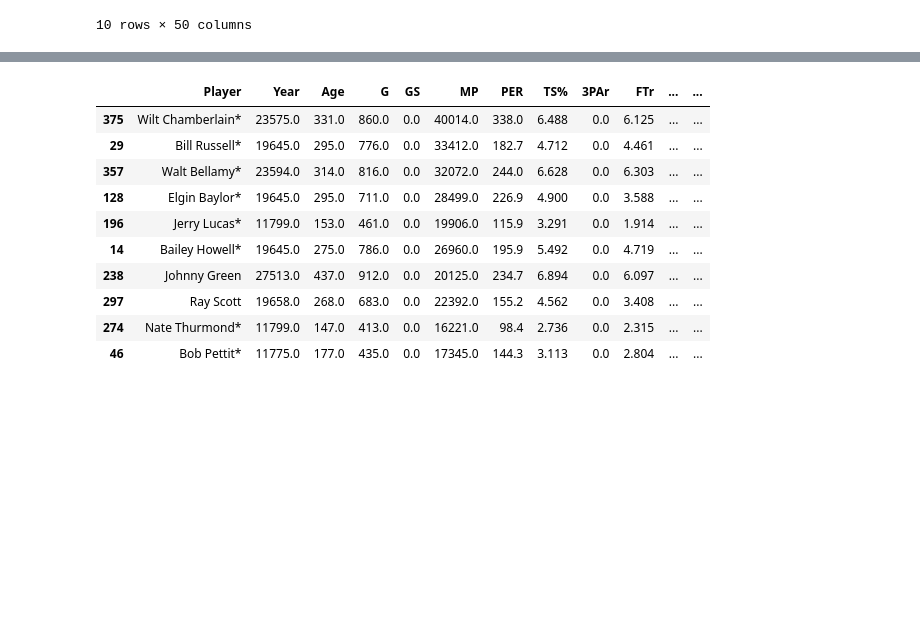
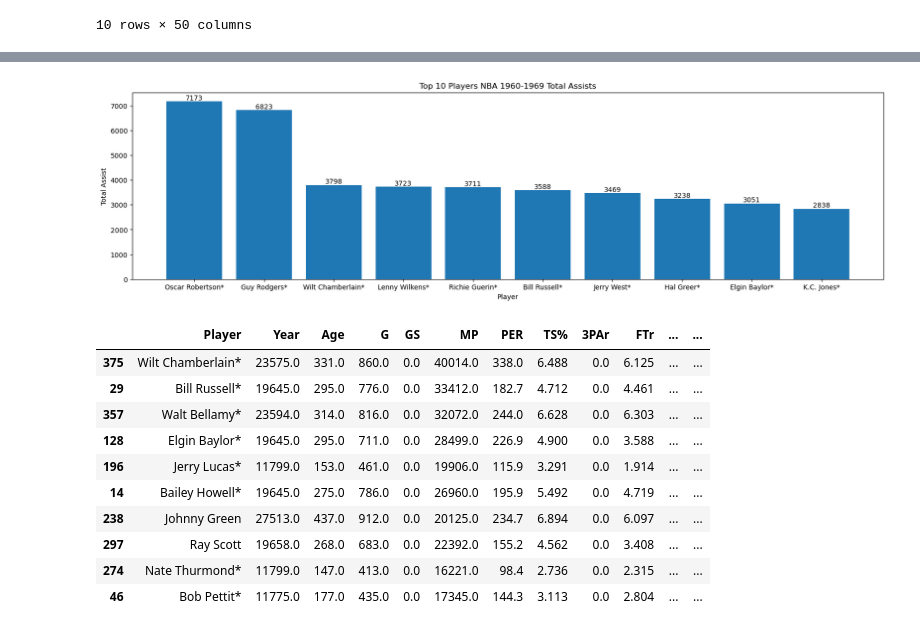
Before and after one commit to AliBailoun234/Final_project, a Jupyter notebook: Analysis.ipynb, the cells around one changed output, grey strips where cells are left out. Drawn from its saved outputs; the diff is of its cells as text; code cells hidden in the pictures; blank space fills up the shorter version.

```diff
--- a/Analysis.ipynb
+++ b/Analysis.ipynb
@@ -166,3 +151,17 @@ fig.show()
+# %%
+df_maxassists=Stats_by_Player_total.sort_values(['AST'], ascending=False)
+df_maxassists = df_maxassists[0:10]
+
+fig, ax = plt.subplots(figsize=(20, 5))
+width=0.3
+g=ax.bar(df_maxassists['Player'],df_maxassists['AST'])
+ax.set_xlabel("Player")
+ax.set_ylabel("Total Assist")
+ax.bar_label(g, label_type="edge")
+plt.title("Top 10 Players NBA 1960-1969 Total Assists")
+plt.show()
+# %% [output]
+[figure, added]
 # %%
 # Top 10 Players NBA 1960-1969 Total Rebonds
 df_maxrebounds=Stats_by_Player_total.sort_values(['TRB'], ascending=False)
```
Also changed, not shown: parts of 8 cells of this notebook.
